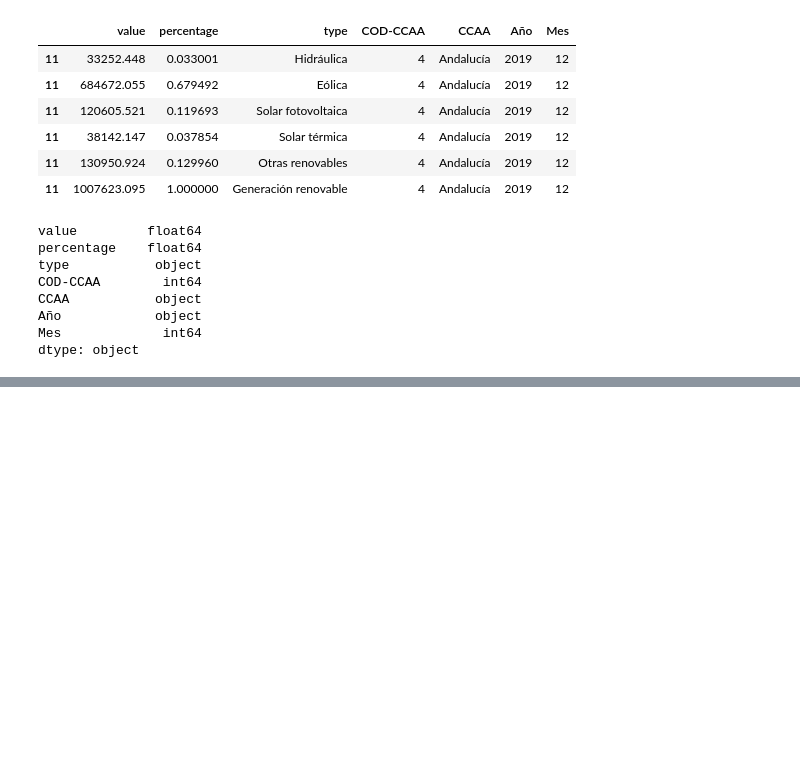
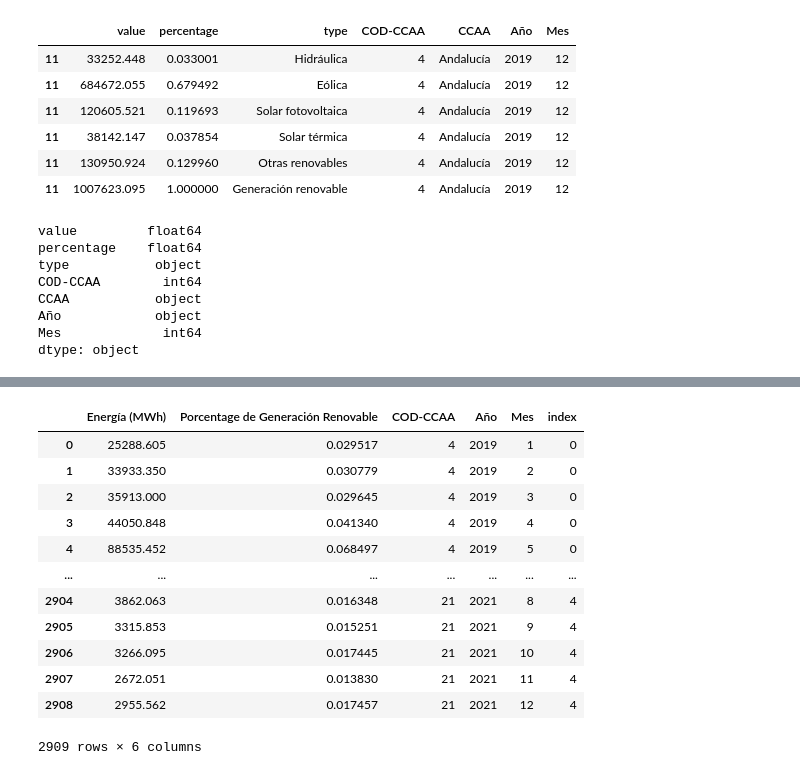
Before and after one commit to ngcarvajall/Laboratorio_ETL, a Jupyter notebook: API_Limpieza.ipynb, the cells around one changed output, grey strips where cells are left out. Saved outputs shown, nothing was run; the diff lists cells and outputs as text; code cells hidden in the pictures; blank space fills up the shorter version.

```diff
--- a/API_Limpieza.ipynb
+++ b/API_Limpieza.ipynb
@@ -208,0 +230,6 @@ df_generacion = df_generacion.rename(columns={"percentage": "Porcentage de Gener
+# %%
+df_generacion = df_generacion[df_generacion['type'] != 'Generación renovable'].reset_index(drop=True)
+#elimino la generacion renovable porque al final este elemento es la suma de los demas
+# %%
+df_tipo_generacion = df_generacion[['type']].drop_duplicates().reset_index(drop=True).reset_index()
+df_tipo_generacion.head(1)
@@ -208,0 +241,4 @@ df_generacion = df_generacion.rename(columns={"percentage": "Porcentage de Gener
+# %%
+df_generacion = df_generacion.drop(columns='CCAA')
+# %%
+df_generacion_mergeo = df_generacion.merge(df_tipo_generacion, how='inner', left_on= 'type', right_on= 'type').drop(columns='type')
@@ -208,0 +254,16 @@ df_generacion = df_generacion.rename(columns={"percentage": "Porcentage de Gener
+# %%
+df_generacion_mergeo
+# %% [output]
+|  | Energía (MWh) | Porcentage de Generación Renovable | COD-CCAA | Año | Mes | index |
+| 0 | 25288.605 | 0.029517 | 4 | 2019 | 1 | 0 |
+| 1 | 33933.350 | 0.030779 | 4 | 2019 | 2 | 0 |
+| 2 | 35913.000 | 0.029645 | 4 | 2019 | 3 | 0 |
+| 3 | 44050.848 | 0.041340 | 4 | 2019 | 4 | 0 |
+| 4 | 88535.452 | 0.068497 | 4 | 2019 | 5 | 0 |
+| ... | ... | ... | ... | ... | ... | ... |
+| 2904 | 3862.063 | 0.016348 | 21 | 2021 | 8 | 4 |
+| 2905 | 3315.853 | 0.015251 | 21 | 2021 | 9 | 4 |
+| 2906 | 3266.095 | 0.017445 | 21 | 2021 | 10 | 4 |
+| 2907 | 2672.051 | 0.013830 | 21 | 2021 | 11 | 4 |
+| 2908 | 2955.562 | 0.017457 | 21 | 2021 | 12 | 4 |
+2909 rows × 6 columns
```
Also changed, not shown: parts of 15 cells of this notebook.
